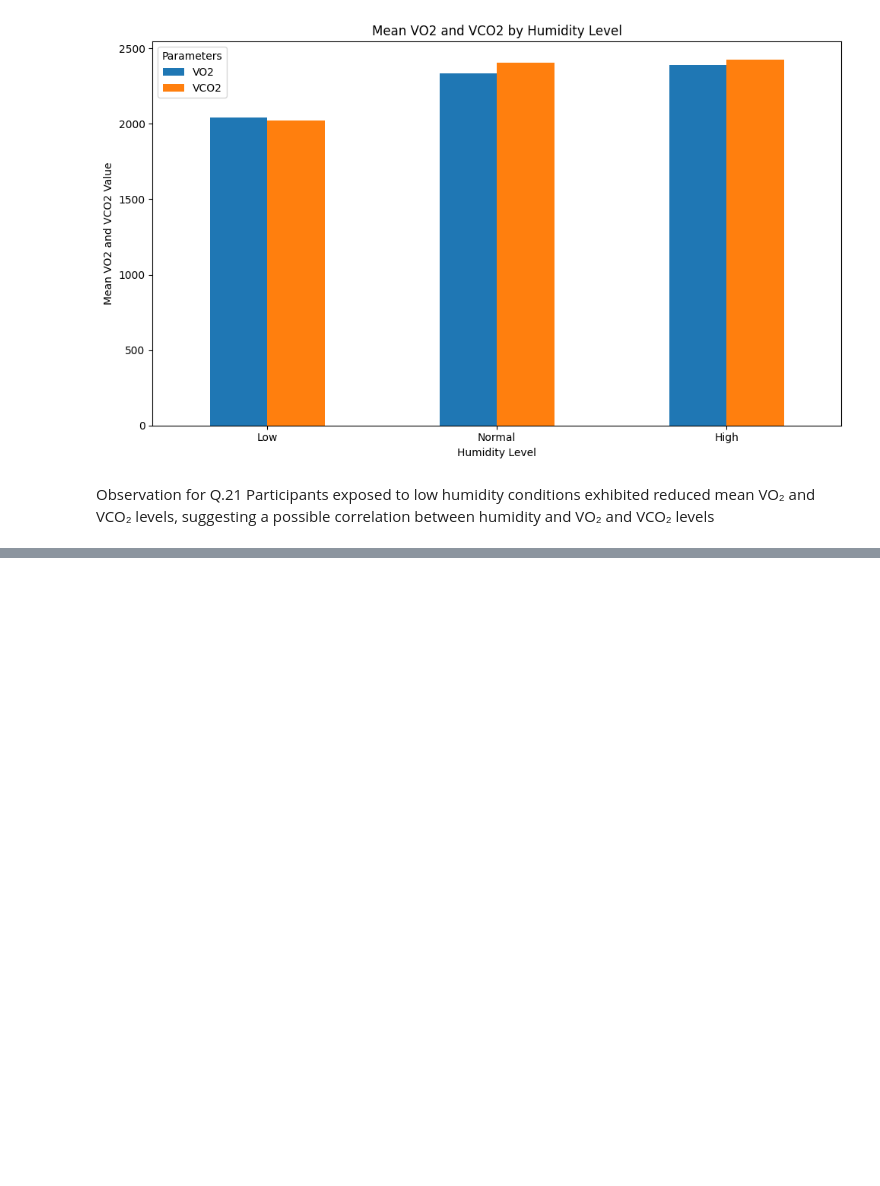
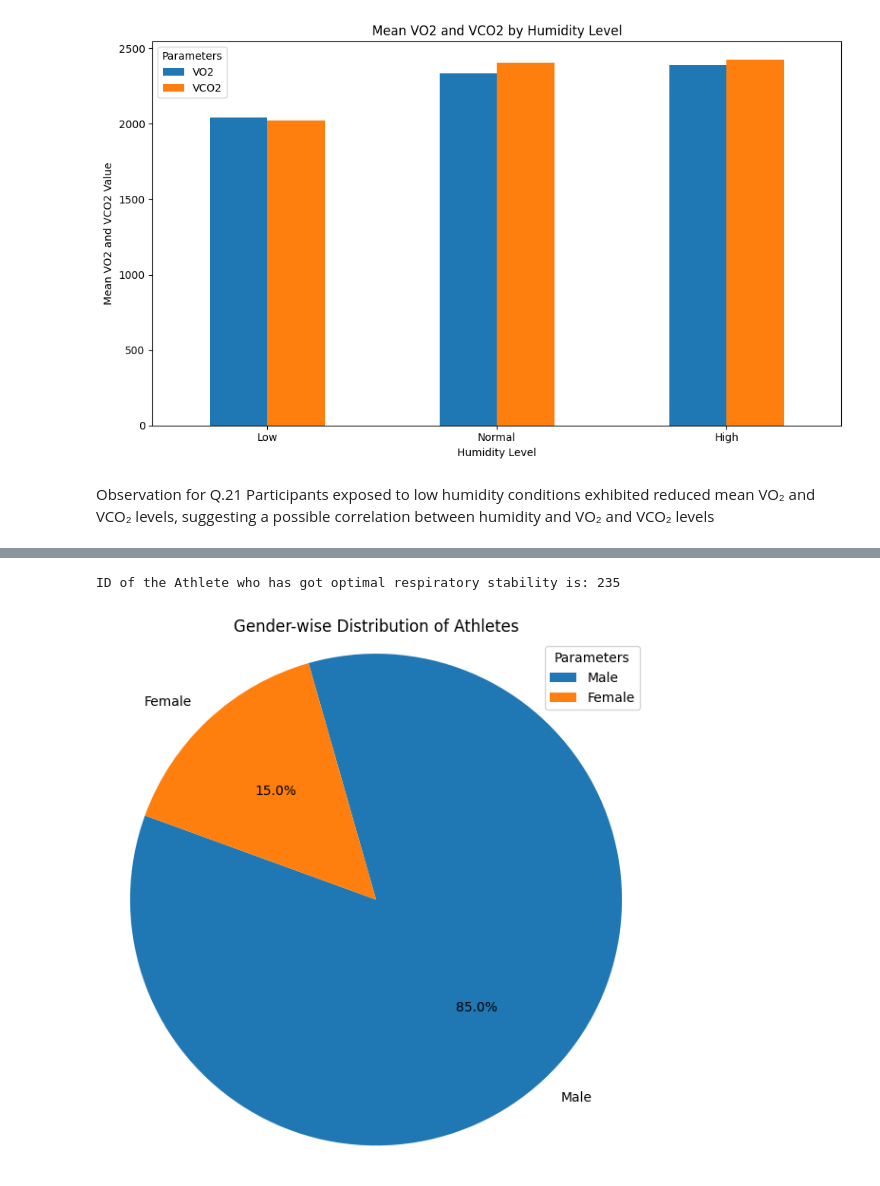
Before and after one commit to Chaithra-Git/Team7_LambdaLegends_PythonHackathon_APRIL25, a Jupyter notebook: chaithra_17-32.ipynb, the cells around one changed output, grey strips where cells are left out. Saved outputs shown, nothing was run; the diff lists cells and outputs as text; code cells hidden in the pictures; blank space fills up the shorter version.

```diff
--- a/chaithra_17-32.ipynb
+++ b/chaithra_17-32.ipynb
@@ -130,0 +181,39 @@ Participants exposed to low humidity conditions exhibited reduced mean VO₂ and
+# %%
+#Q24 - Find the athlete who has got optimal respiratory stability based on the measure of  Breathing Interval variability over time.
+
+#Calculate duration of a breath in seconds
+df_test['BI'] = 60/ df_test['RR']
+
+#Group by athlete and calculate mean and std.deviation
+mean_std_bi_athlete = df_test.groupby('ID')['BI'].agg(['mean','std'])
+
+#Calculate Coefficient of Variation (CV) of BI
+mean_std_bi_athlete['CV'] = mean_std_bi_athlete['std']/mean_std_bi_athlete['mean']
+
+#Lower CV = more stable breathing.
+athlete_respiratory_stability = mean_std_bi_athlete['CV'].idxmin()
+
+print(f"ID of the Athlete who has got optimal respiratory stability is: {athlete_respiratory_stability}")
+# %% [output]
+ID of the Athlete who has got optimal respiratory stability is: 235
+# %%
+#Q25 - Generate a pie chart to show the gender-wise distribution of athletes.
+
+
+#Map 0 to Male and 1 to Female
+df_subject['gender_label'] = df_subject['Sex'].map({0: 'Male', 1: 'Female'})
+
+#Count the genders
+df_gender_count = df_subject['gender_label'].value_counts()
+df_gender_count
+
+#Plot Pie chart
+plt.figure(figsize=(6, 6))
+plt.pie(df_gender_count, labels=df_gender_count.index, autopct='%1.1f%%', startangle=160)
+plt.title('Gender-wise Distribution of Athletes')
+plt.legend(title='Parameters')
+plt.axis('equal')  # Equal aspect ratio ensures a perfect circle.
+plt.tight_layout()
+plt.show()
+# %% [output]
+[figure, added]
```
Also changed, not shown: parts of 2 cells of this notebook.
